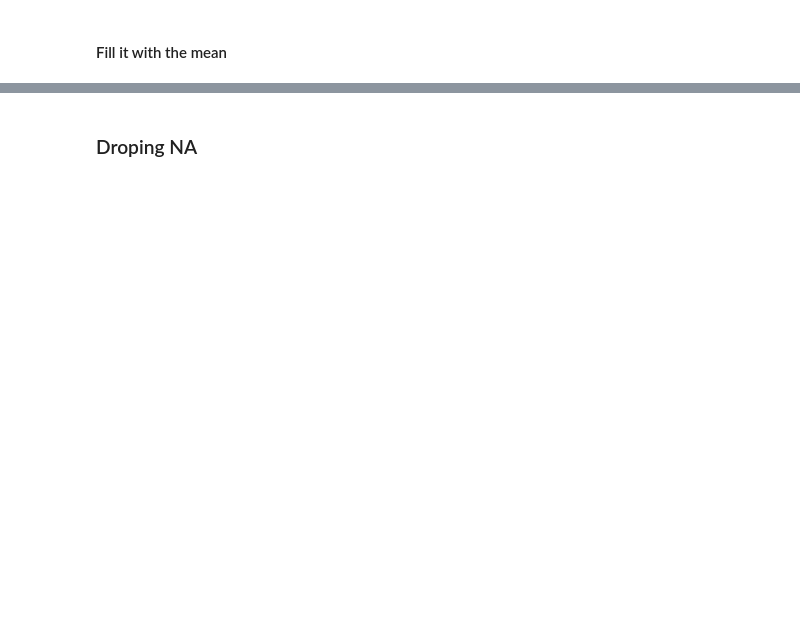
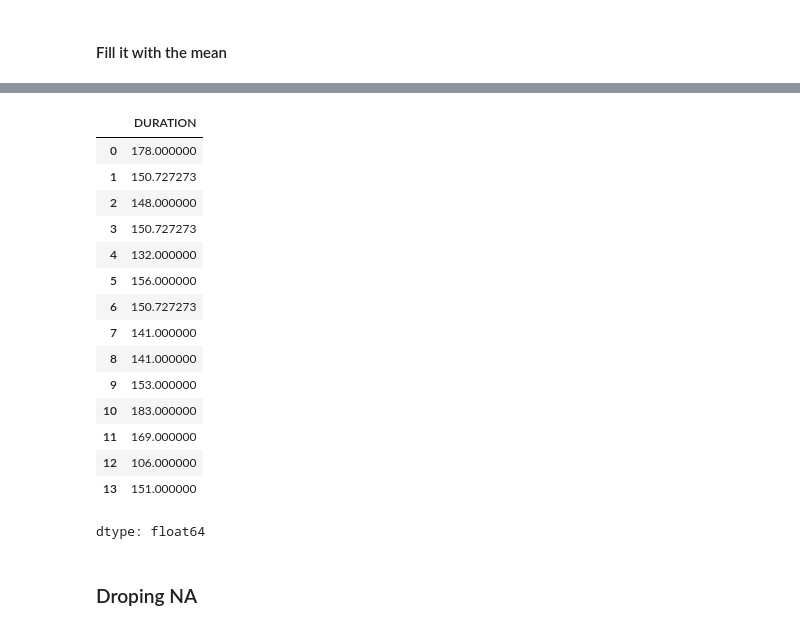
Before and after one commit to Sru-j/daily_lab_activities, a Jupyter notebook: DataCleaning_Example_1.ipynb, the cells around one changed output, grey strips where cells are left out. Drawn from its saved outputs; the diff is of its cells as text; code cells hidden in the pictures; blank space fills up the shorter version.

```diff
--- a/DataCleaning_Example_1.ipynb
+++ b/DataCleaning_Example_1.ipynb
@@ -301,3 +251,23 @@ Name: DURATION, dtype: float64
+# %%
+df_with_mean = df['DURATION'].fillna(df['DURATION'].mean())
+df_with_mean
+# %% [output]
+|  | DURATION |
+| 0 | 178.000000 |
+| 1 | 150.727273 |
+| 2 | 148.000000 |
+| 3 | 150.727273 |
+| 4 | 132.000000 |
+| 5 | 156.000000 |
+| 6 | 150.727273 |
+| 7 | 141.000000 |
+| 8 | 141.000000 |
+| 9 | 153.000000 |
+| 10 | 183.000000 |
+| 11 | 169.000000 |
+| 12 | 106.000000 |
+| 13 | 151.000000 |
+dtype: float64
 # %% [markdown]
 ### Droping NA
 # %%
```
Also changed, not shown: parts of 26 cells of this notebook.
